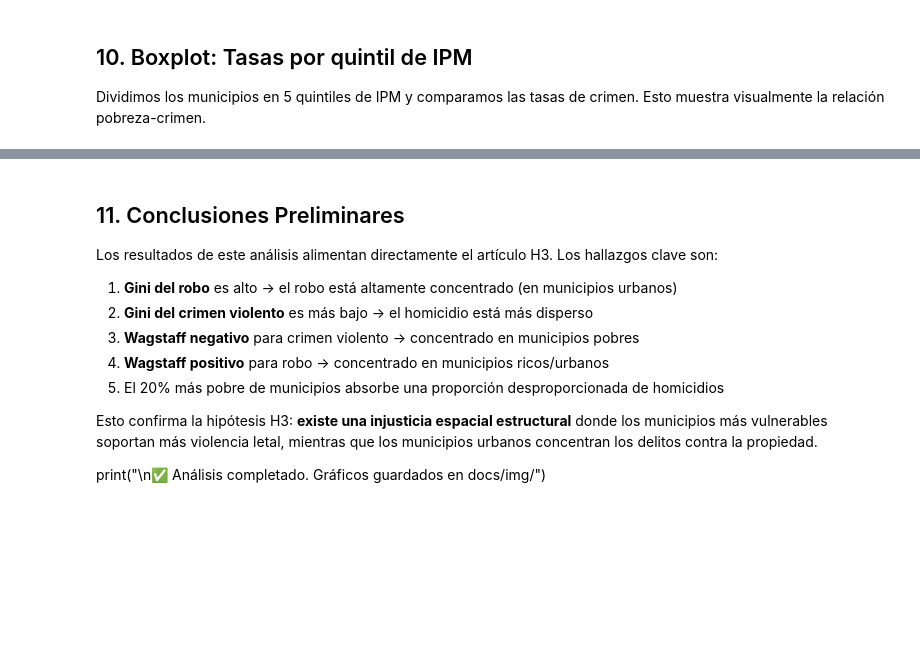
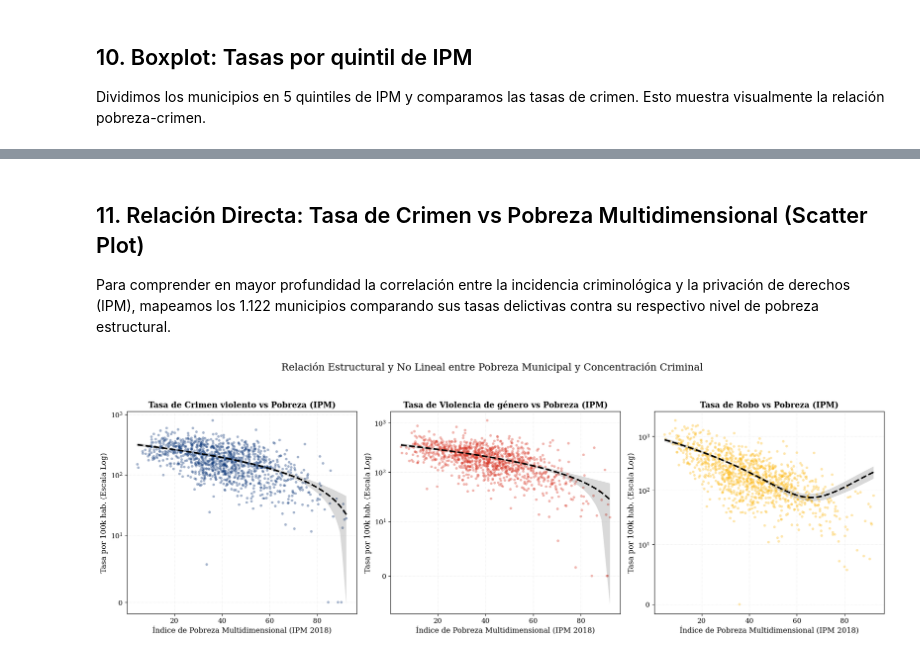
Before and after one commit to ustadistica/Datos-abiertos-Seguridad-y-Convivencia, a Jupyter notebook: notebooks/03_lorenz_gini_h3.ipynb, the cells around one changed output, grey strips where cells are left out. Saved outputs shown, nothing was run; the diff lists cells and outputs as text; code cells hidden in the pictures; blank space fills up the shorter version.

```diff
--- a/notebooks/03_lorenz_gini_h3.ipynb
+++ b/notebooks/03_lorenz_gini_h3.ipynb
@@ -24,7 +29,8 @@ import matplotlib.ticker as mtick
 import warnings
 warnings.filterwarnings("ignore")
 
-REPO = Path(__file__).resolve().parents[1] if "__file__" in dir() else Path(".")
+import os
+REPO = Path(__file__).resolve().parents[1] if "__file__" in globals() else (Path(os.getcwd()).parent if Path(os.getcwd()).name == "notebooks" else Path(os.getcwd()))
 PROCESSED = REPO / "datos" / "processed"
 RAW = REPO / "datos" / "raw"
 IMG_DIR = REPO / "docs" / "img"
@@ -186,7 +193,10 @@ def lorenz(df, col_crimen, col_poblacion, col_orden):
 
 def gini(pop_cum, crime_cum):
     """Coeficiente de Gini a partir de curva de Lorenz."""
-    return 1 - 2 * np.trapz(crime_cum, pop_cum)
+    try:
+        return 1 - 2 * np.trapezoid(crime_cum, pop_cum)
+    except AttributeError:
+        return 1 - 2 * np.trapz(crime_cum, pop_cum)
 
 
 def concentracion_wagstaff(df, col_tasa, col_orden_ipm):
@@ -404,17 +521,42 @@ plt.show()
 # %% [markdown]
-## 11. Conclusiones Preliminares
+## 11. Relación Directa: Tasa de Crimen vs Pobreza Multidimensional (Scatter Plot)
 
-Los resultados de este análisis alimentan directamente el artículo H3.
-Los hallazgos clave son:
-
-1. **Gini del robo** es alto → el robo está altamente concentrado (en municipios urbanos)
-2. **Gini del crimen violento** es más bajo → el homicidio está más disperso
-3. **Wagstaff negativo** para crimen violento → concentrado en municipios pobres
-4. **Wagstaff positivo** para robo → concentrado en municipios ricos/urbanos
-5. El 20% más pobre de municipios absorbe una proporción desproporcionada de homicidios
-
-Esto confirma la hipótesis H3: **existe una injusticia espacial estructural**
-donde los municipios más vulnerables soportan más violencia letal, mientras
-que los municipios urbanos concentran los delitos contra la propiedad.
-
-print("\n✅ Análisis completado. Gráficos guardados en docs/img/")
+Para comprender en mayor profundidad la correlación entre la incidencia criminológica y la privación de derechos (IPM),
+mapeamos los 1.122 municipios comparando sus tasas delictivas contra su respectivo nivel de pobreza estructural.
+# %%
+import seaborn as sns
+
+# Agregamos por municipio para tener una sola visión general 2018-2024
+agg_mpio = panel.groupby("cod_mpio").agg(
+    ipm_2018=("ipm_2018", "first"),
+    pob_total=("pob_total", "mean"),
+    **{f"tasa_{g}": (f"tasa_{g}", "mean") for g in GRUPOS.keys()}
+).reset_index()
+
+fig, axes = plt.subplots(1, 3, figsize=(18, 6))
+
+for i, grupo in enumerate(GRUPOS.keys()):
+    ax = axes[i]
+
+    # Scatter plot con regresión polinomial (orden 2) para capturar no-linealidades
+    sns.regplot(
+        data=agg_mpio, x="ipm_2018", y=f"tasa_{grupo}",
+        scatter_kws={"alpha": 0.35, "color": COLORS[i], "s": 18, "edgecolor": "none"},
+        line_kws={"color": "black", "linewidth": 2.5, "linestyle": "--"},
+        ax=ax, order=2
+    )
+
+    ax.set_title(f"Tasa de {grupo} vs Pobreza (IPM)", fontsize=13, fontweight='bold')
+    ax.set_xlabel("Índice de Pobreza Multidimensional (IPM 2018)")
+    ax.set_ylabel("Tasa por 100k hab. (Escala Log)")
+    ax.grid(True, alpha=0.3, linestyle=':')
+
+    # Aplicar escala logarítmica simétrica en el eje Y por la enorme varianza (outliers)
+    ax.set_yscale("symlog", linthresh=10)
+
+fig.suptitle("Relación Estructural y No Lineal entre Pobreza Municipal y Concentración Criminal", fontsize=16, y=1.05)
+fig.tight_layout()
+fig.savefig(IMG_DIR / "scatter_tasa_vs_ipm.png", dpi=150, bbox_inches="tight")
+plt.show()
+# %% [output]
+[figure, added]
```
Also changed, not shown: parts of 37 cells of this notebook, 9 other files.
